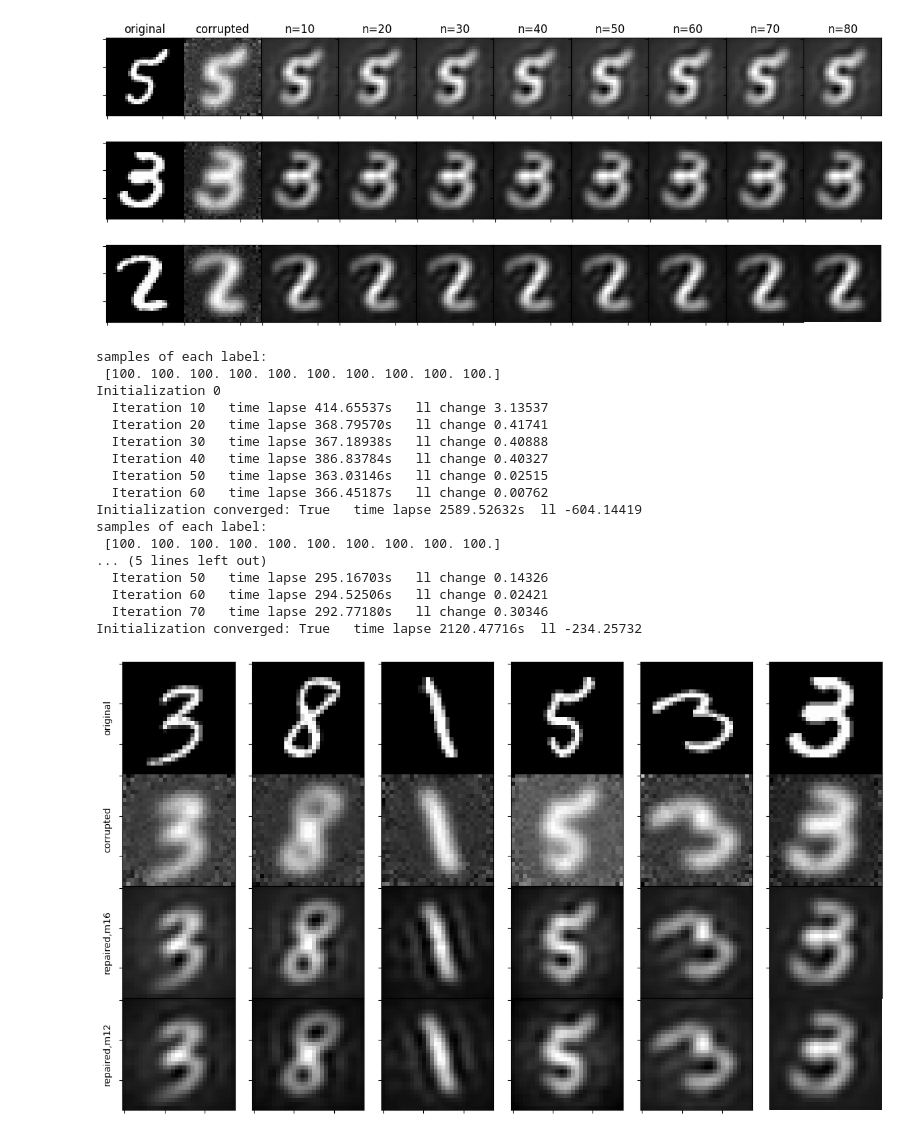
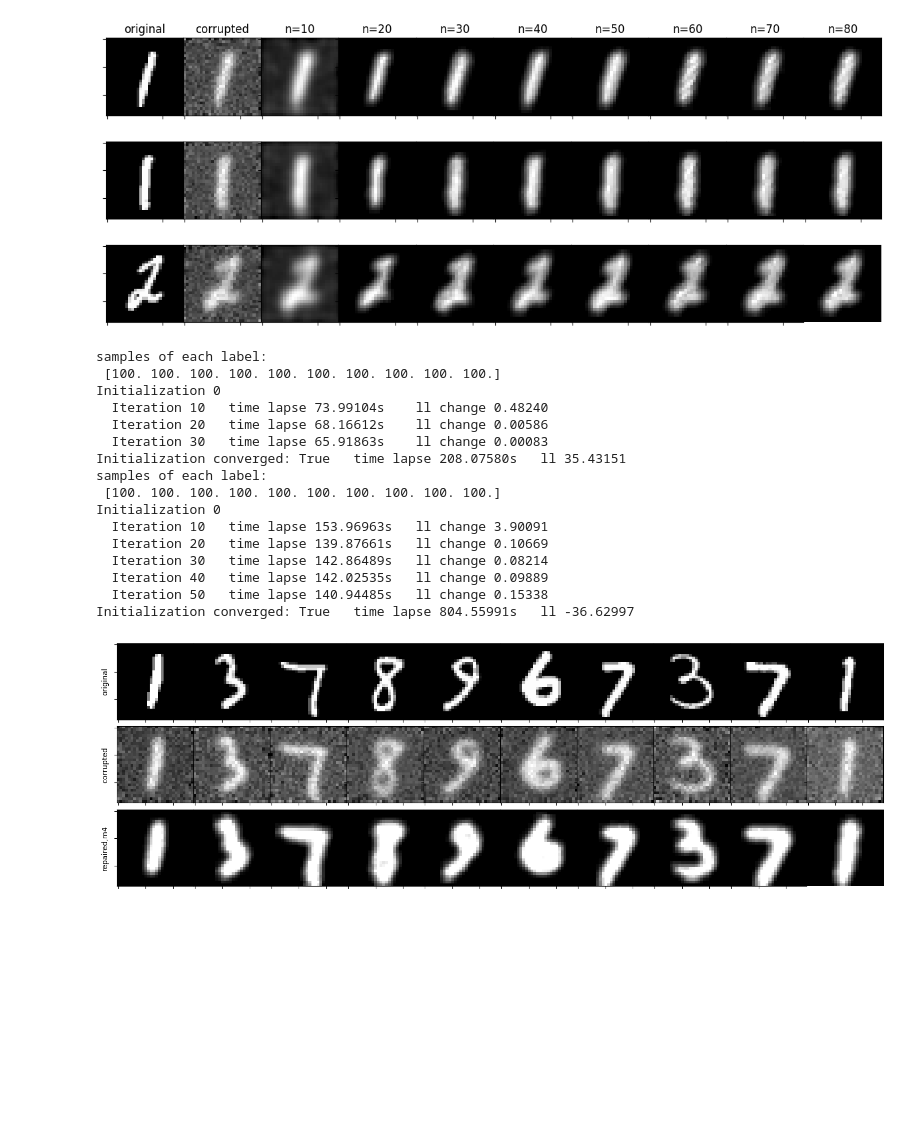
Before and after one commit to DBTomCat/IML_Project_Phase2, a Jupyter notebook: Simulation.ipynb, the cells around one changed output. Cells and saved outputs as stored; diff of their text form; code cells hidden in the pictures; blank space fills up the shorter version.

```diff
--- a/Simulation.ipynb
+++ b/Simulation.ipynb
@@ -242,8 +245,8 @@ idx = np.random.randint(0, len(all_images), (n_images,))
 axes[0,0].set_ylabel('original')
 axes[1,0].set_ylabel('corrupted')
 
-ms = [12, 16]
-sigs = [5, 10]
+ms = [4, 8]
+sigs = [20, 30]
 
 all_images = load_images(f'./Dataset/MNIST-m={12}/MNIST/corrupted/')
 all_originals = load_images(f'./Dataset/MNIST-m={12}/MNIST/original/')
@@ -292,6 +295,6 @@ plt.show()
 # %%
 n_samples = 200
-m = 16
+m = 4
 
 gm_by_n = []
 
@@ -320,7 +323,7 @@ Initialization converged: True   time lapse 474.85992s   ll -613.20725
 # %%
 n_samples = 200
 n_images = 3
-m = 16
+m = 4
 
 W = np.load(f'Dataset/MNIST-m={m}/MNIST/W.npy')
 all_images = load_images(f'./Dataset/MNIST-m={m}/MNIST/corrupted/')
@@ -350,10 +353,7 @@ for i, n in enumerate([10,20,30,40,50,60,70,80]):
 
         test_data = extract_patch(image.reshape((1, 28, 28)), m=m)
 
-        try:
-            mapResult   =  [res.reshape((m,m)) for res in Z_Y(gm, test_data, W, 5, m, n).T]
-        except Exception:
-            mapResult   =  [np.zeros((m,m)) for i in range(len(test_data))]
+        mapResult   =  [res.reshape((m,m)) for res in Z_Y(gm, test_data, W, 23, m, n).T]
 
         remaked_map = remake_image(mapResult, m)
         remaked_map = remaked_map / np.max(remaked_map)
@@ -368,76 +368,70 @@ plt.grid(False)
 plt.axis('off')
 plt.show()
 # %% [output]
-[figure, old version]
+[figure, new version]
 # %%
 n_samples = 1000
-n = 35
+n = 25
 
-finalgm16 = train(n_samples, 16, n)
-finalgm12 = train(n_samples, 12, n)
+finalgm4 = train(n_samples, 4, n)
+finalgm8 = train(n_samples, 8, n)
 
 beep()
 # %% [output]
 samples of each label:
  [100. 100. 100. 100. 100. 100. 100. 100. 100. 100.]
 Initialization 0
-  Iteration 10   time lapse 414.65537s   ll change 3.13537
-  Iteration 20   time lapse 368.79570s   ll change 0.41741
-  Iteration 30   time lapse 367.18938s   ll change 0.40888
-  Iteration 40   time lapse 386.83784s   ll change 0.40327
-  Iteration 50   time lapse 363.03146s   ll change 0.02515
-  Iteration 60   time lapse 366.45187s   ll change 0.00762
-Initialization converged: True   time lapse 2589.52632s  ll -604.14419
+  Iteration 10   time lapse 73.99104s    ll change 0.48240
+  Iteration 20   time lapse 68.16612s    ll change 0.00586
+  Iteration 30   time lapse 65.91863s    ll change 0.00083
+Initialization converged: True   time lapse 208.07580s   ll 35.43151
 samples of each label:
  [100. 100. 100. 100. 100. 100. 100. 100. 100. 100.]
-... (5 lines left out)
-  Iteration 50   time lapse 295.16703s   ll change 0.14326
-  Iteration 60   time lapse 294.52506s   ll change 0.02421
-  Iteration 70   time lapse 292.77180s   ll change 0.30346
-Initialization converged: True   time lapse 2120.47716s  ll -234.25732
+Initialization 0
+  Iteration 10   time lapse 153.96963s   ll change 3.90091
+  Iteration 20   time lapse 139.87661s   ll change 0.10669
+  Iteration 30   time lapse 142.86489s   ll change 0.08214
+  Iteration 40   time lapse 142.02535s   ll change 0.09889
+  Iteration 50   time lapse 140.94485s   ll change 0.15338
+Initialization converged: True   time lapse 804.55991s   ll -36.62997
 # %%
-W12 = np.load(f'Dataset/MNIST-m={12}/MNIST/W.npy')
-W16 = np.load(f'Dataset/MNIST-m={16}/MNIST/W.npy')
-all_images = load_images(f'./Dataset/MNIST-m={16}/MNIST/corrupted/')
-all_originals = load_images(f'./Dataset/MNIST-m={16}/MNIST/original/')
+W4 = np.load(f'Dataset/MNIST-m={4}/MNIST/W.npy')
+all_images = load_images(f'./Dataset/MNIST-m={4}/MNIST/corrupted/')
+all_originals = load_images(f'./Dataset/MNIST-m={4}/MNIST/original/')
 
-n_images = 6
-fig, axes = plt.subplots(4, n_images, gridspec_kw = {'wspace':0, 'hspace':0}, figsize=(12,7))
+n_images = 10
+fig, axes = plt.subplots(3, n_images, gridspec_kw = {'wspace':0, 'hspace':0}, figsize=(15,5))
 idx = np.random.randint(0, len(all_images), (n_images,))
 
 for j, id in enumerate(idx):
         image       =   all_images[id, :, :]
         original    =   all_originals[id, :, :]
         original   /=   np.max(original)
 
         axes[0, j].imshow(original, cmap='gray')
         axes[1, j].imshow(image, cmap='gray')
 
-        test_data16 = extract_patch(image.reshape((1, 28, 28)), m=16)
-        test_data12 = extract_patch(image.reshape((1, 28, 28)), m=12)
+        test_data4 = extract_patch(image.reshape((1, 28, 28)), m=4)
 
-        mapResult16   =  [res.reshape((16,16)) for res in Z_Y(finalgm16, test_data16, W16, 5, 16, 35).T]
-        mapResult12   =  [res.reshape((12,12)) for res in Z_Y(finalgm12, test_data12, W12, 5, 12, 35).T]
+        mapResult4   =  [res.reshape((4,4)) for res in Z_Y(finalgm4, test_data4, W4, 25, 4, 25).T]
 
-        remaked_map16 = remake_image(mapResult16, 16)
-        remaked_map16 = remaked_map16 / np.max(remaked_map16)
-        axes[2, j].imshow(remaked_map16, cmap='gray')
+        remaked_map4 = remake_image(mapResult4, 4)
+        remaked_map4 *= remaked_map4 > 0
+        remaked_map4[remaked_map4 > 255] = 255
 
-        remaked_map12 = remake_image(mapResult12, 12)
-        remaked_map12 = remaked_map12 / np.max(remaked_map12)
-        axes[3, j].imshow(remaked_map12, cmap='gray')
+        axes[2, j].imshow(remaked_map4, cmap='gray')
 
 axes[0,0].set_ylabel('original')
 axes[1,0].set_ylabel('corrupted')
-axes[2,0].set_ylabel('repaired,m16')
-axes[3,0].set_ylabel('repaired,m12')
+axes[2,0].set_ylabel('repaired,m4')
+
 for i in axes.flatten():
     i.set_xticklabels([])
     i.set_yticklabels([])
 
 fig.tight_layout()
 plt.grid(False)
 plt.axis('off')
 plt.show()
 # %% [output]
-[figure, old version]
+[figure, new version]
```
Also changed, not shown: parts of 6 cells of this notebook.
